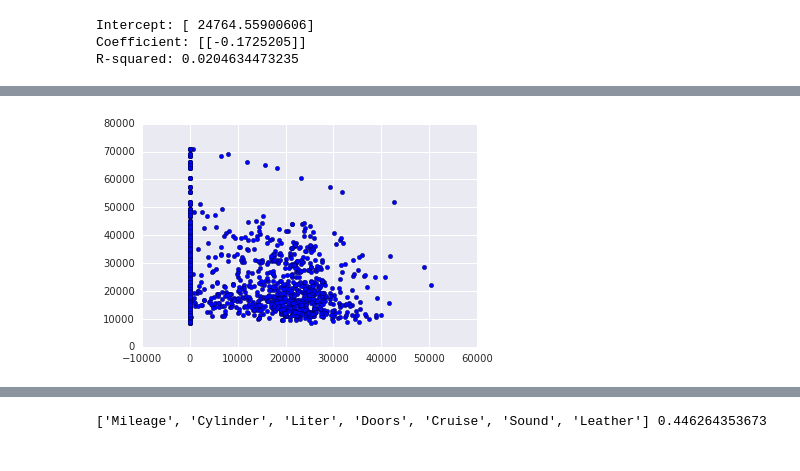
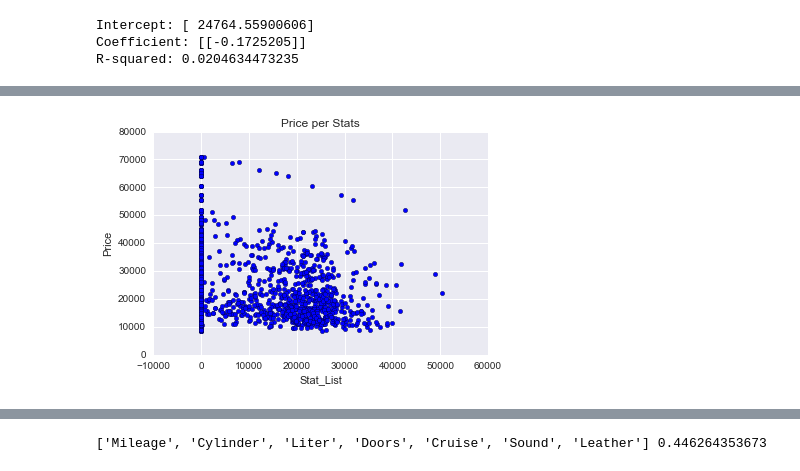
Before and after one commit to mendez6412/car-worth-linear-regression, a Jupyter notebook: car-worth.ipynb, the cells around one changed output, grey strips where cells are left out. Cells and saved outputs as stored; diff of their text form; code cells hidden in the pictures.

```diff
--- a/car-worth.ipynb
+++ b/car-worth.ipynb
@@ -107,7 +105,10 @@ price = df[['Price']]
 # %%
 fig, ax = plt.subplots()
 for stat in stat_list:
     ax.scatter(df[[stat]], price)
+plt.title('Price per Stats')
+plt.ylabel('Price')
+plt.xlabel('Stat_List')
 plt.show()
 # %% [output]
-[figure, old version]
+[figure, new version]
```
Also changed, not shown: parts of 14 cells of this notebook.
